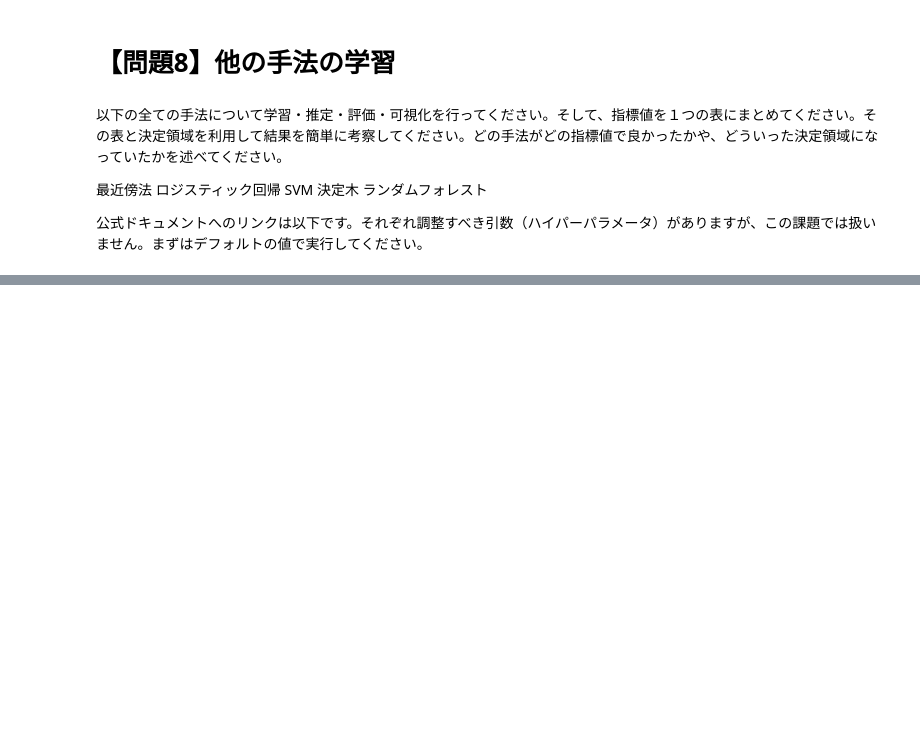
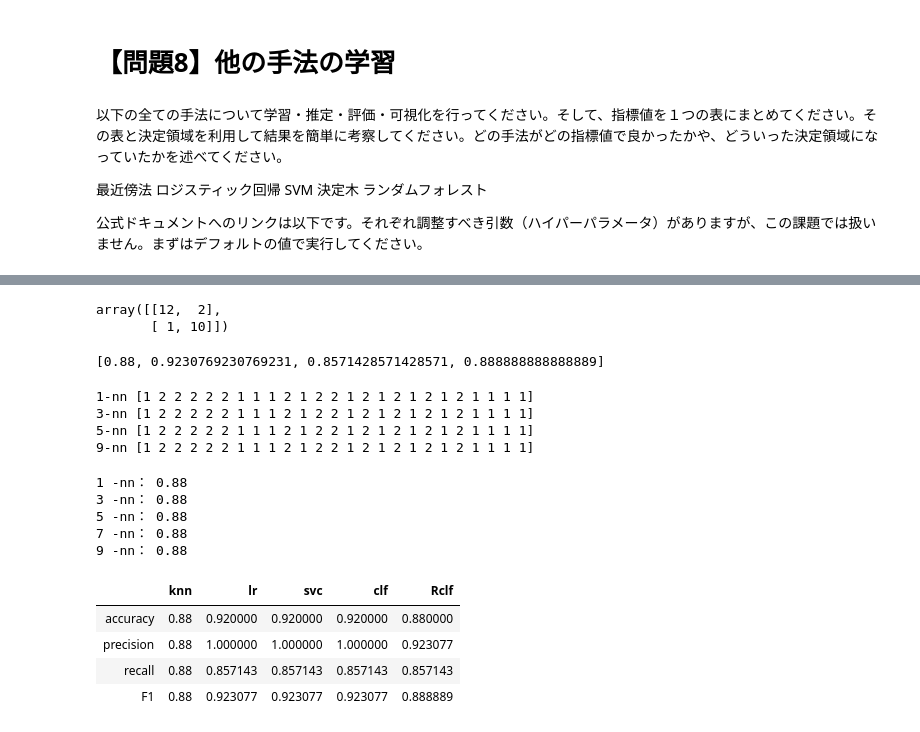
Before and after one commit to syuonez/diveintocode-ml, a Jupyter notebook: week4/ML2001_week4_task1.ipynb, the cells around one changed output, grey strips where cells are left out. Saved outputs shown, nothing was run; the diff lists cells and outputs as text; code cells hidden in the pictures; blank space fills up the shorter version.

```diff
--- a/week4/ML2001_week4_task1.ipynb
+++ b/week4/ML2001_week4_task1.ipynb
@@ -395,0 +444,57 @@ confusion matrix
+# %%
+metrics.confusion_matrix(y_test, Rclf_pr)
+# %% [output]
+array([[12,  2],
+       [ 1, 10]])
+# %%
+Rclf_list = [metrics.accuracy_score(y_test, Rclf_pr),
+           metrics.precision_score(y_test, Rclf_pr),
+           metrics.recall_score(y_test, Rclf_pr),
+           metrics.f1_score(y_test, Rclf_pr) ]
+Rclf_list
+# %% [output]
+[0.88, 0.9230769230769231, 0.8571428571428571, 0.888888888888889]
+# %%
+#k近傍法
+from sklearn.neighbors import KNeighborsClassifier
+
+knn = {}
+y_pred = {}
+
+for i in range (1, 10, 2):
+    knn[str(i)] = KNeighborsClassifier(n_neighbors=i)  #インスタンス生成
+    knn[str(i)].fit(X_train_sc, y_train)                            #モデル作成
+    y_pred[str(i)] = knn[str(i)].predict(X_test_sc)         #予測実行
+
+print("1-nn", y_pred["1"])
+print("3-nn", y_pred["3"])
+print("5-nn", y_pred["5"])
+print("9-nn", y_pred["9"])
+# %% [output]
+1-nn [1 2 2 2 2 2 1 1 1 2 1 2 2 1 2 1 2 1 2 1 2 1 1 1 1]
+3-nn [1 2 2 2 2 2 1 1 1 2 1 2 2 1 2 1 2 1 2 1 2 1 1 1 1]
+5-nn [1 2 2 2 2 2 1 1 1 2 1 2 2 1 2 1 2 1 2 1 2 1 1 1 1]
+9-nn [1 2 2 2 2 2 1 1 1 2 1 2 2 1 2 1 2 1 2 1 2 1 1 1 1]
+# %%
+#Accuracy（正解率）
+for i in knn:
+    print(i,"-nn：", metrics.accuracy_score(y_test, y_pred[i]))
+
+knn_list = [metrics.accuracy_score(y_test, y_pred["5"])]
+# %% [output]
+1 -nn： 0.88
+3 -nn： 0.88
+5 -nn： 0.88
+7 -nn： 0.88
+9 -nn： 0.88
+# %%
+score_dict = {"knn":knn_list, "lr": Ir_list, "svc": svc_list, "clf": clf_list, "Rclf": Rclf_list}
+# %%
+#各指標の一覧
+pd.DataFrame(score_dict, index=["accuracy", "precision", "recall", "F1"])
+# %% [output]
+|  | knn | lr | svc | clf | Rclf |
+| accuracy | 0.88 | 0.920000 | 0.920000 | 0.920000 | 0.880000 |
+| precision | 0.88 | 1.000000 | 1.000000 | 1.000000 | 0.923077 |
+| recall | 0.88 | 0.857143 | 0.857143 | 0.857143 | 0.857143 |
+| F1 | 0.88 | 0.923077 | 0.923077 | 0.923077 | 0.888889 |
```
Also changed, not shown: parts of 23 cells of this notebook.
